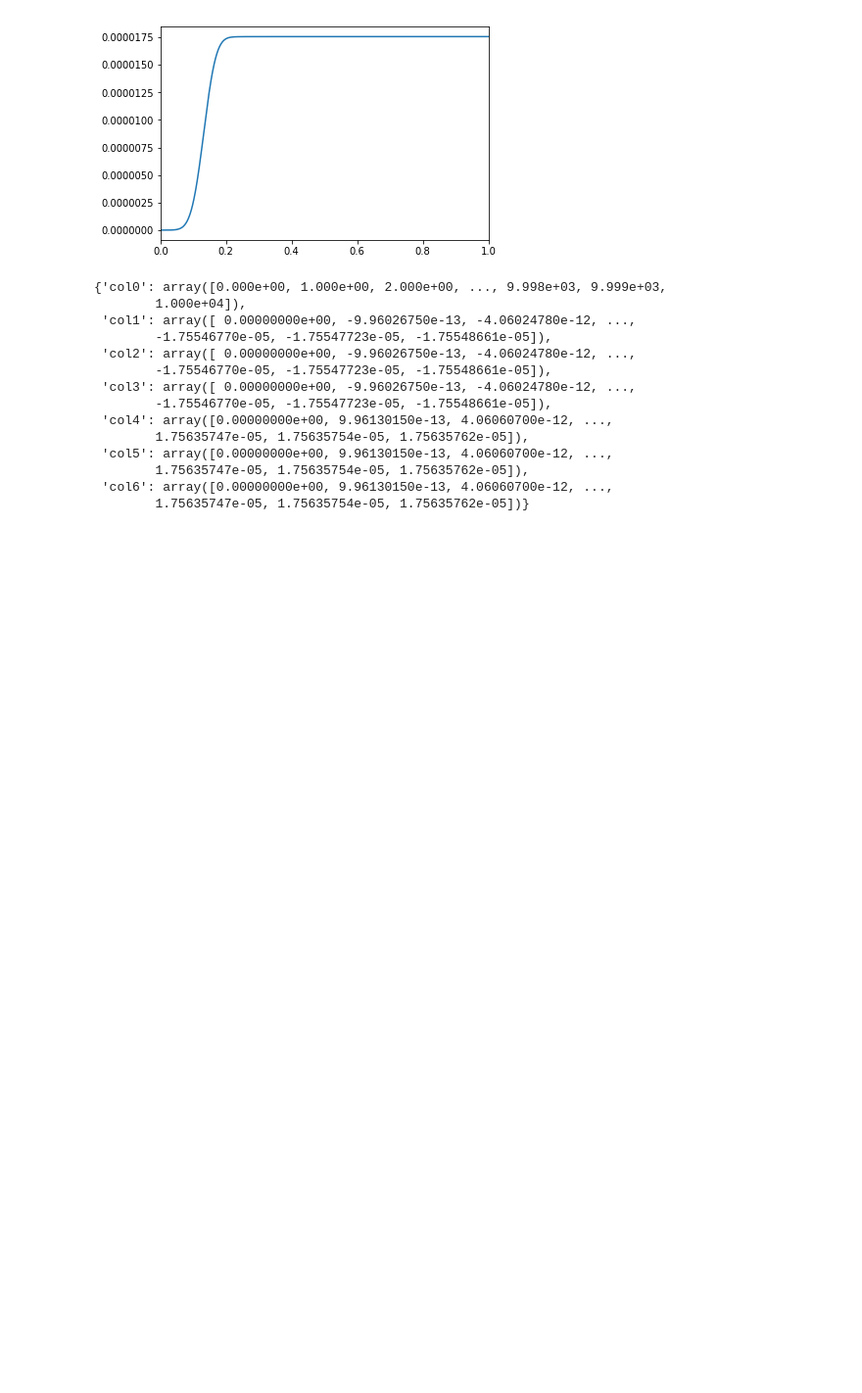
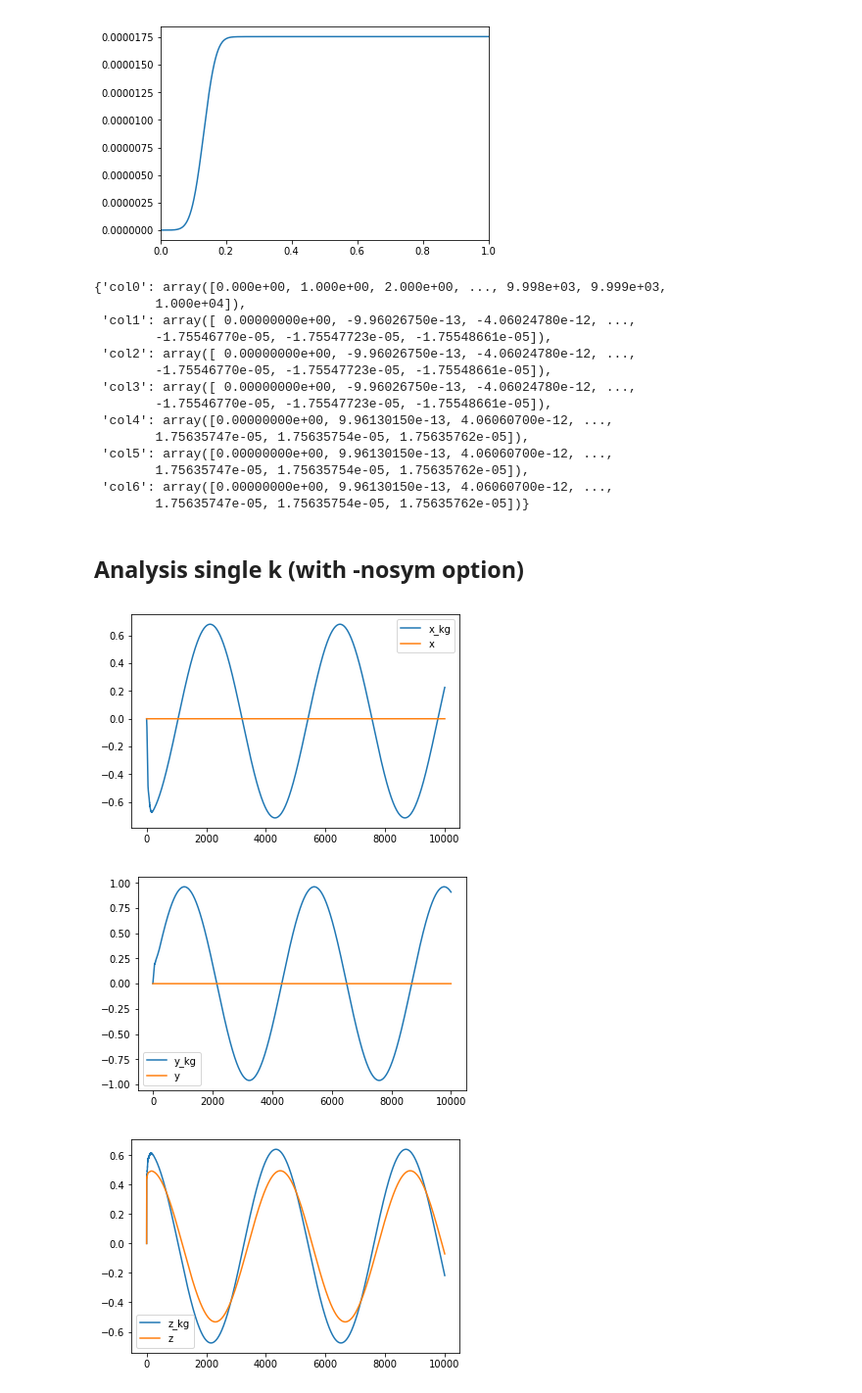
Before and after one commit to marcodalessandro76/Generation-and-decay-of-the-degree-of-spin-polarization-in-GaAs, a Jupyter notebook: ANALYSIS_Plots.ipynb, the cells around one changed output. Shown at 98% size. Cells and saved outputs as stored; diff of their text form; code cells hidden in the pictures; blank space fills up the shorter version.

```diff
--- a/ANALYSIS_Plots.ipynb
+++ b/ANALYSIS_Plots.ipynb
@@ -980,3 +979,39 @@ orb_width100
         1.75635747e-05, 1.75635754e-05, 1.75635762e-05]),
  'col6': array([0.00000000e+00, 9.96130150e-13, 4.06060700e-12, ...,
         1.75635747e-05, 1.75635754e-05, 1.75635762e-05])}
+# %% [markdown]
+## Analysis single k (with -nosym option)
+# %%
+path1k_maxfreq = 'RT_1k-maxfreq/FixSymm/dephase_0.002-freq_1.533-int_1000.0-simTime_10000/'
+path1k_maxfreq_kg = 'RT_1k-maxfreq-KeepGrid/dephase_0.002-freq_1.533-int_1000.0-simTime_10000/'
+# %%
+data1k_maxfreq = P.YamboParser.from_path(path1k_maxfreq)
+data1k_maxfreq_kg = P.YamboParser.from_path(path1k_maxfreq_kg)
+# %%
+carr = data1k_maxfreq['carriers']
+spin = data1k_maxfreq['spin_magnetization']
+
+carr_kg = data1k_maxfreq_kg['carriers']
+spin_kg = data1k_maxfreq_kg['spin_magnetization']
+# %%
+time = spin['time']
+time_kg = spin_kg['time']
+
+plt.plot(time_kg,spin_kg['Mc_x'],label='x_kg')
+plt.plot(time,spin['Mc_x'],label='x')
+plt.legend()
+plt.show()
+
+plt.plot(time_kg,spin_kg['Mc_y'],label='y_kg')
+plt.plot(time,spin['Mc_y'],label='y')
+plt.legend()
+plt.show()
+
+plt.plot(time_kg,spin_kg['Mc_z'],label='z_kg')
+plt.plot(time,spin['Mc_z'],label='z')
+plt.legend()
+plt.show()
+# %% [output]
+[figure, added]
+[figure, added]
+[figure, added]
```
Also changed, not shown: parts of 6 cells of this notebook, 2 other files.
